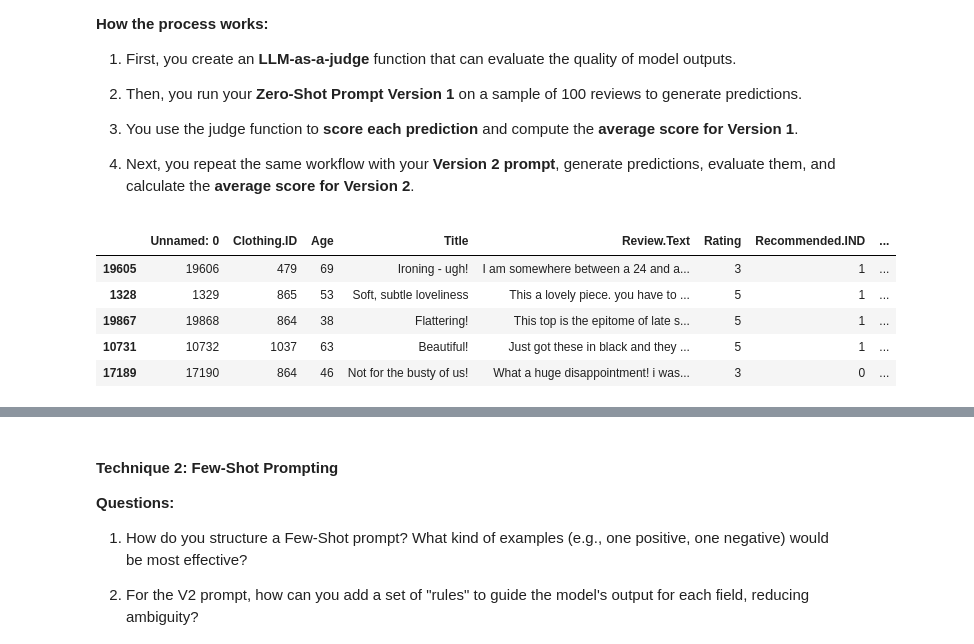
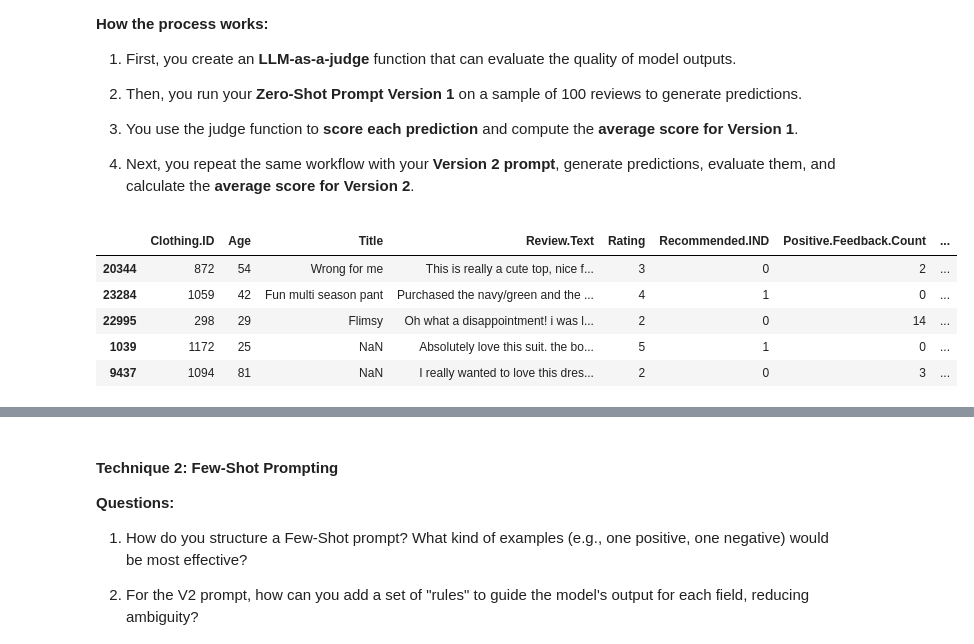
Before and after one commit to mikejoe144/MIT_Course_Capstone_Project, a Jupyter notebook: Real-Time_Retail_Feedback_Intelligence_Full_code.ipynb, the cells around one changed output, grey strips where cells are left out. Cells and saved outputs as stored; diff of their text form; code cells hidden in the pictures.

```diff
--- a/Real-Time_Retail_Feedback_Intelligence_Full_code.ipynb
+++ b/Real-Time_Retail_Feedback_Intelligence_Full_code.ipynb
@@ -701,15 +701,15 @@ We will test three different prompting techniques. For each, we will create a ba
 4.  Next, you repeat the same workflow with your **Version 2 prompt**, generate predictions, evaluate them, and calculate the **average score for Version 2**.
 # %%
 #limit sample to 5 reivews for testing
-sample_df = df.sample(n=5, random_state=67)
+sample_df = df.sample(n=50, random_state=67)
 sample_df.head()
 # %% [output]
-|  | Unnamed: 0 | Clothing.ID | Age | Title | Review.Text | Rating | Recommended.IND | ... |
-| 19605 | 19606 | 479 | 69 | Ironing - ugh! | I am somewhere between a 24 and a... | 3 | 1 | ... |
-| 1328 | 1329 | 865 | 53 | Soft, subtle loveliness | This a lovely piece. you have to ... | 5 | 1 | ... |
-| 19867 | 19868 | 864 | 38 | Flattering! | This top is the epitome of late s... | 5 | 1 | ... |
-| 10731 | 10732 | 1037 | 63 | Beautiful! | Just got these in black and they ... | 5 | 1 | ... |
-| 17189 | 17190 | 864 | 46 | Not for the busty of us! | What a huge disappointment! i was... | 3 | 0 | ... |
+|  | Clothing.ID | Age | Title | Review.Text | Rating | Recommended.IND | Positive.Feedback.Count | ... |
+| 20344 | 872 | 54 | Wrong for me | This is really a cute top, nice f... | 3 | 0 | 2 | ... |
+| 23284 | 1059 | 42 | Fun multi season pant | Purchased the navy/green and the ... | 4 | 1 | 0 | ... |
+| 22995 | 298 | 29 | Flimsy | Oh what a disappointment! i was l... | 2 | 0 | 14 | ... |
+| 1039 | 1172 | 25 | NaN | Absolutely love this suit. the bo... | 5 | 1 | 0 | ... |
+| 9437 | 1094 | 81 | NaN | I really wanted to love this dres... | 2 | 0 | 3 | ... |
 # %%
 import re
 #define the judge
```
Also changed, not shown: parts of 31 cells of this notebook.
